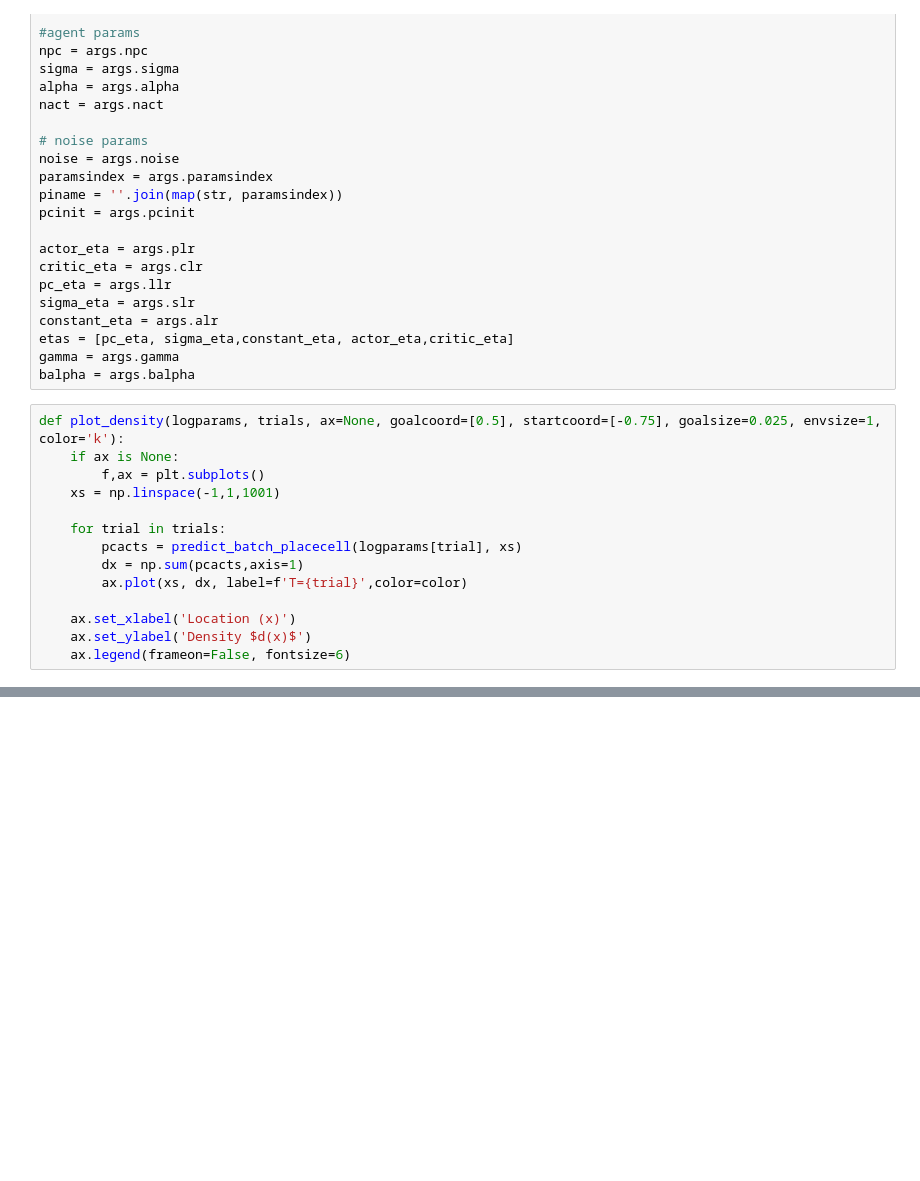
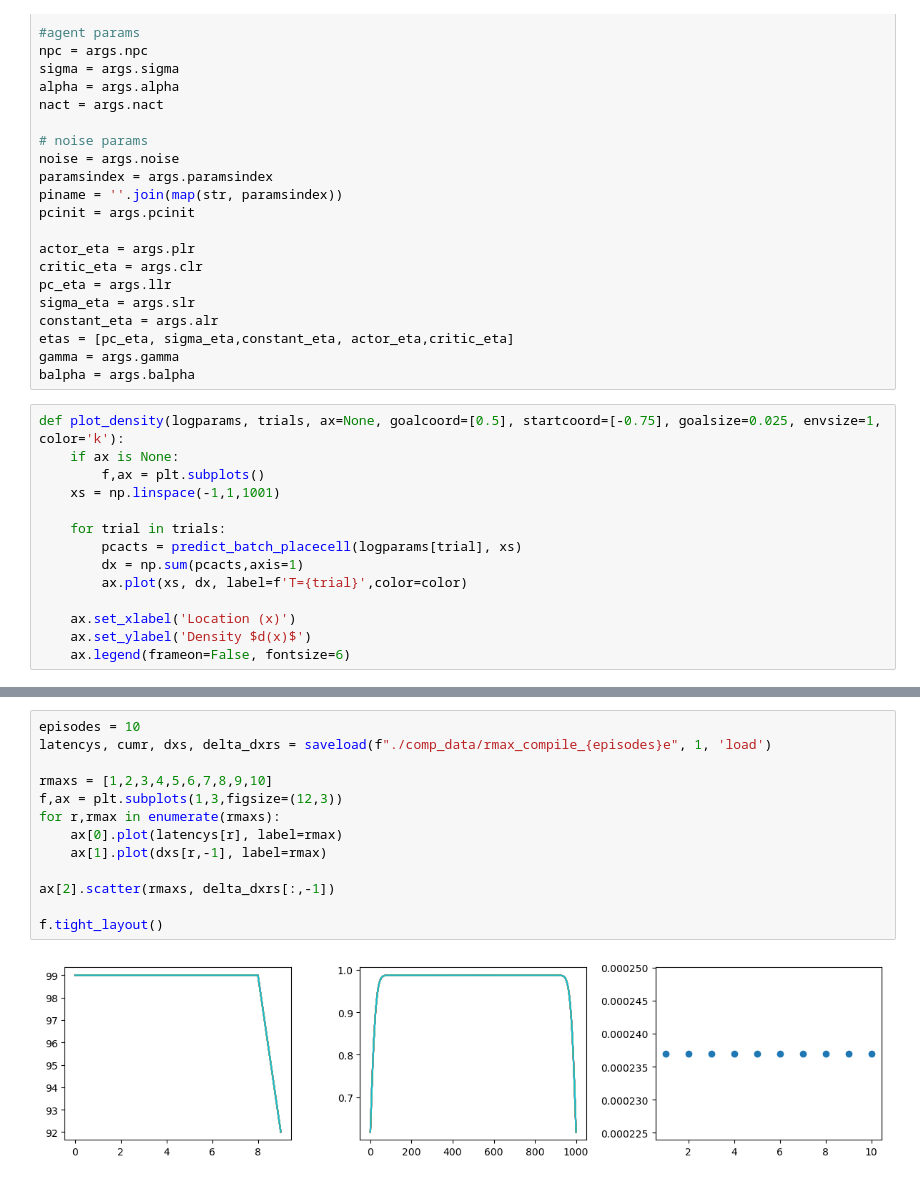
Before and after one commit to mgkumar138/online_pf_learning, a Jupyter notebook: online/1D/analyze_dx.ipynb, the cells around one changed output, grey strips where cells are left out. Saved outputs shown, nothing was run; the diff lists cells and outputs as text; blank space fills up the shorter version.

```diff
--- a/online/1D/analyze_dx.ipynb
+++ b/online/1D/analyze_dx.ipynb
@@ -165,0 +296,15 @@ print(alphas.shape)
+# %%
+episodes = 10
+latencys, cumr, dxs, delta_dxrs = saveload(f"./comp_data/rmax_compile_{episodes}e", 1, 'load')
+
+rmaxs = [1,2,3,4,5,6,7,8,9,10]
+f,ax = plt.subplots(1,3,figsize=(12,3))
+for r,rmax in enumerate(rmaxs):
+    ax[0].plot(latencys[r], label=rmax)
+    ax[1].plot(dxs[r,-1], label=rmax)
+
+ax[2].scatter(rmaxs, delta_dxrs[:,-1])
+
+f.tight_layout()
+# %% [output]
+[figure, added]
```
Also changed, not shown: parts of 18 cells of this notebook, 14 other files.
